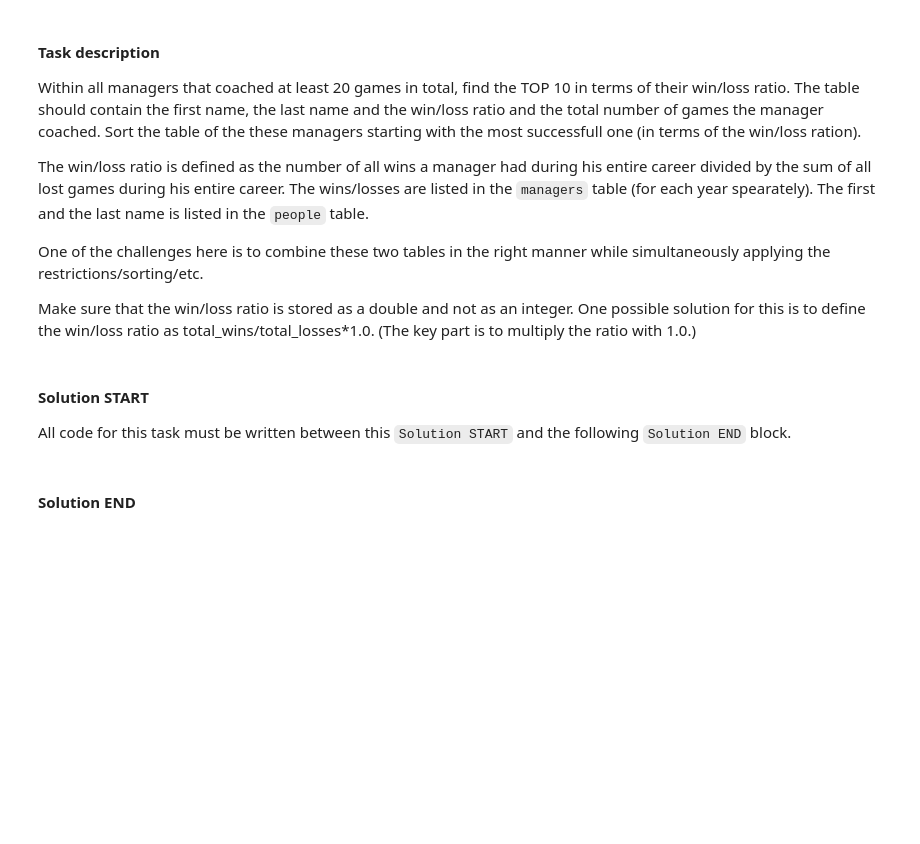
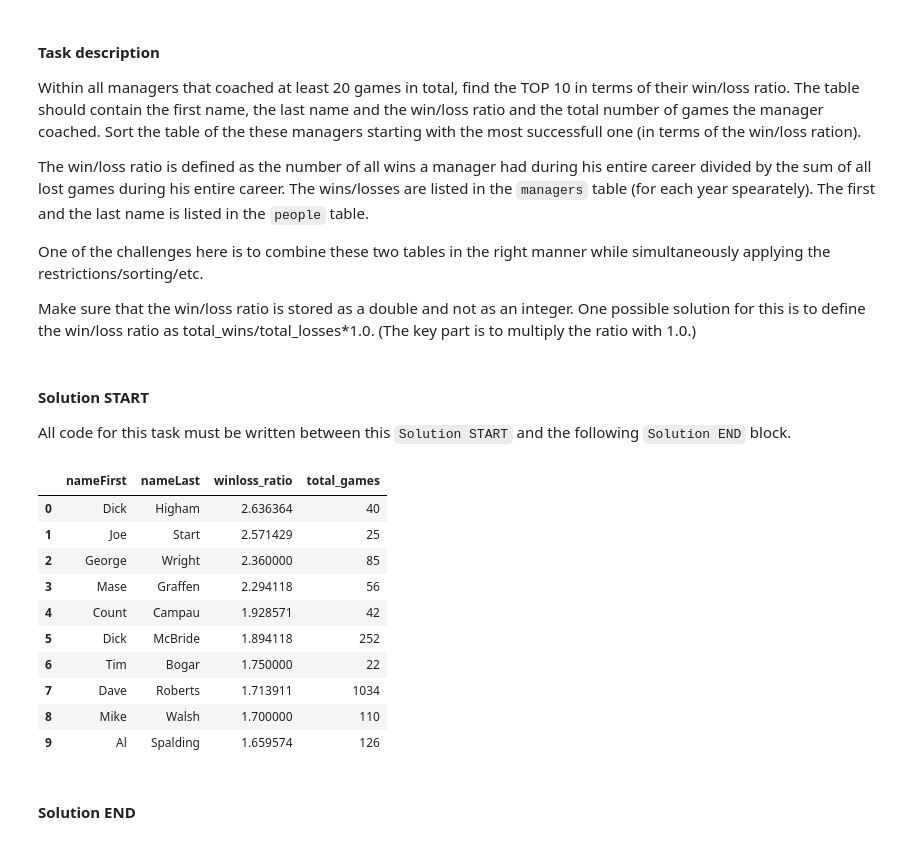
Before and after one commit to hmchilders/STA220, a Jupyter notebook: hw1_assignment.ipynb, the cells around one changed output. Saved outputs shown, nothing was run; the diff lists cells and outputs as text; code cells hidden in the pictures; blank space fills up the shorter version.

```diff
--- a/hw1_assignment.ipynb
+++ b/hw1_assignment.ipynb
@@ -550,6 +573,31 @@ Make sure that the win/loss ratio is stored as a double and not as an integer. O
 #### Solution START
 
 All code for this task must be written between this `Solution START` and the following `Solution END` block.
+# %%
+pd.read_sql("""
+    SELECT People.nameFirst,People.nameLast,
+        (SUM(Managers.W) * 1.0) / SUM(Managers.L) AS winloss_ratio,
+        SUM(Managers.G) AS total_games
+    FROM Managers
+    JOIN People
+      ON People.playerID = Managers.playerID
+    GROUP BY Managers.playerID
+    HAVING SUM(Managers.G) >= 20
+    ORDER BY winloss_ratio DESC
+    LIMIT 10;
+""", db)
+# %% [output]
+|  | nameFirst | nameLast | winloss_ratio | total_games |
+| 0 | Dick | Higham | 2.636364 | 40 |
+| 1 | Joe | Start | 2.571429 | 25 |
+| 2 | George | Wright | 2.360000 | 85 |
+| 3 | Mase | Graffen | 2.294118 | 56 |
+| 4 | Count | Campau | 1.928571 | 42 |
+| 5 | Dick | McBride | 1.894118 | 252 |
+| 6 | Tim | Bogar | 1.750000 | 22 |
+| 7 | Dave | Roberts | 1.713911 | 1034 |
+| 8 | Mike | Walsh | 1.700000 | 110 |
+| 9 | Al | Spalding | 1.659574 | 126 |
 # %% [markdown]
 #### Solution END
 # %% [markdown]
```
Also changed, not shown: parts of 2 cells of this notebook, 1 other file.
